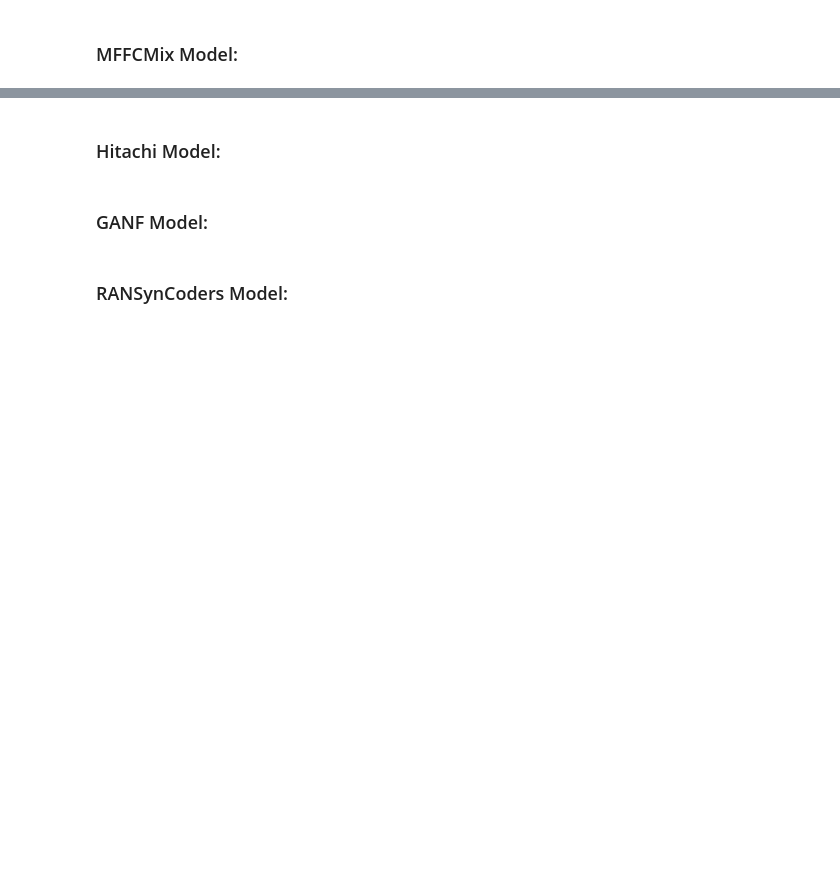
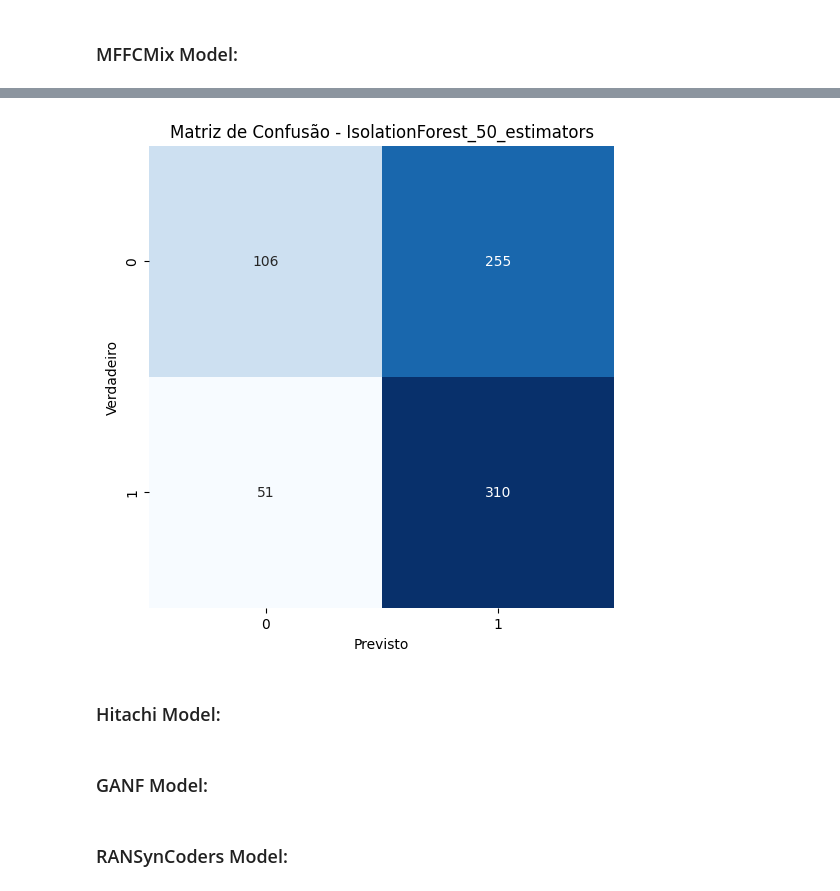
Before and after one commit to IoTDataAtelier/mtsa, a Jupyter notebook: examples/MTSA.ipynb, the cells around one changed output, grey strips where cells are left out. Cells and saved outputs as stored; diff of their text form; code cells hidden in the pictures; blank space fills up the shorter version.

Commit message:
Changes in the pipeline an Added small experiments with path_fan_id_06.

```diff
--- a/examples/MTSA.ipynb
+++ b/examples/MTSA.ipynb
@@ -42,7 +76,8 @@ from mtsa import calculate_aucroc
 # %%
 from mtsa import files_train_test_split
 #path_input_1 = '/data/MIMII/fan/id_00/'
-X_train, X_test, y_train, y_test = files_train_test_split(path_input_1)
-if(len(y_train) == 0):
-    X_train, X_test, y_train, y_test = files_train_test_split(path_input_2)
-y_train
+X_train, X_test, y_train, y_test = files_train_test_split(path_input_fan_id_06)
+#if(len(y_train) == 0):
+#   X_train, X_test, y_train, y_test = files_train_test_split(path_input_2)
+print(f"X_train: {X_train}")
+print(f"y_train: {y_train}")
@@ -59,3 +222,21 @@ auc
+# %%
+from sklearn.metrics import confusion_matrix
+import seaborn as sns
+
+def plot_confusion_matrix(model, X_test, y_test, model_name):
+    y_pred = model.predict(X_test)
+    cm = confusion_matrix(y_test, y_pred)
+
+    plt.figure(figsize=(6, 6))
+    sns.heatmap(cm, annot=True, fmt='d', cmap='Blues', cbar=False)
+    plt.title(f'Matriz de Confusão - {model_name}')
+    plt.xlabel('Previsto')
+    plt.ylabel('Verdadeiro')
+    plt.show()
+
+plot_confusion_matrix(model_isolationforest, X_test, y_test,"IsolationForest_50_estimators")
+# %% [output]
+[figure, added]
 # %% [markdown]
 ### Hitachi Model:
 # %%
```
Also changed, not shown: parts of 12 cells of this notebook, 6 other files.
